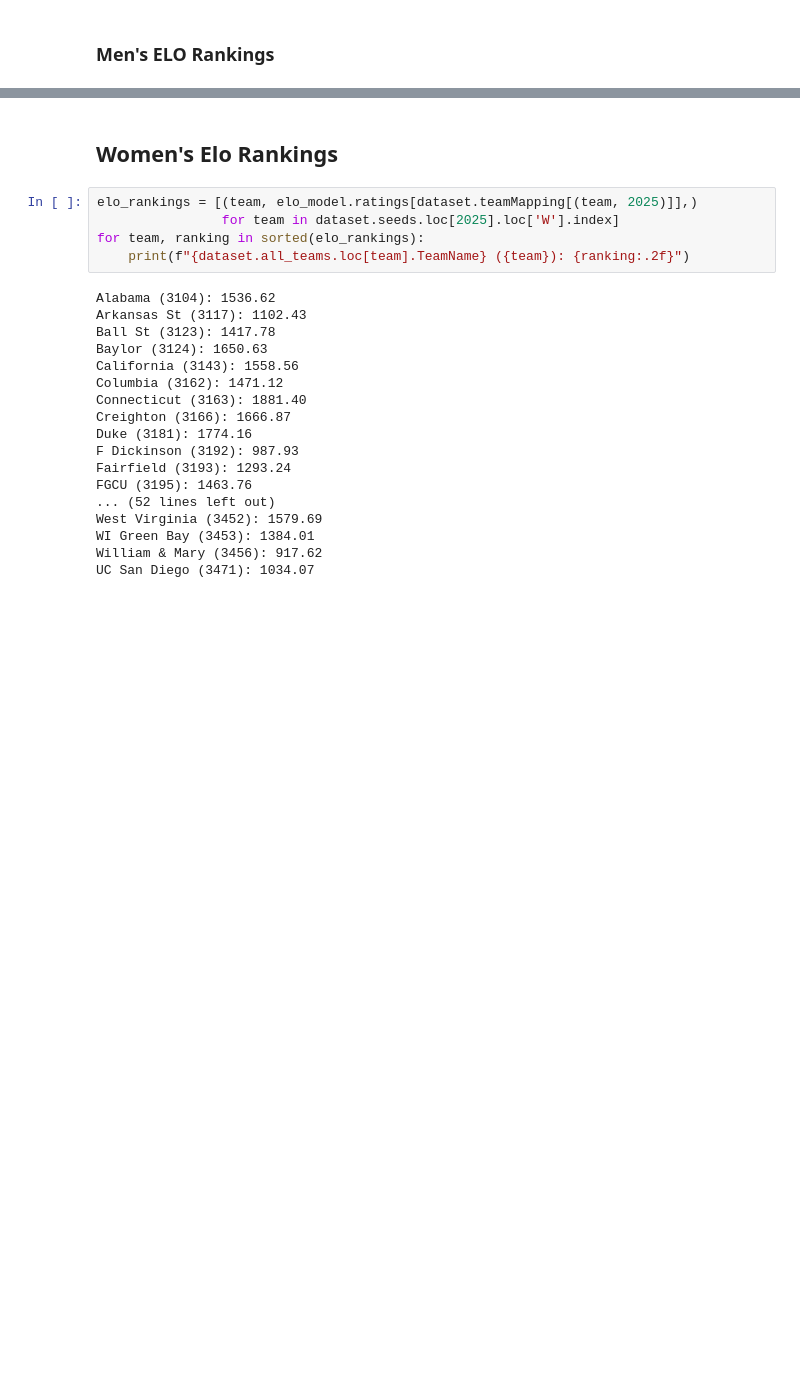
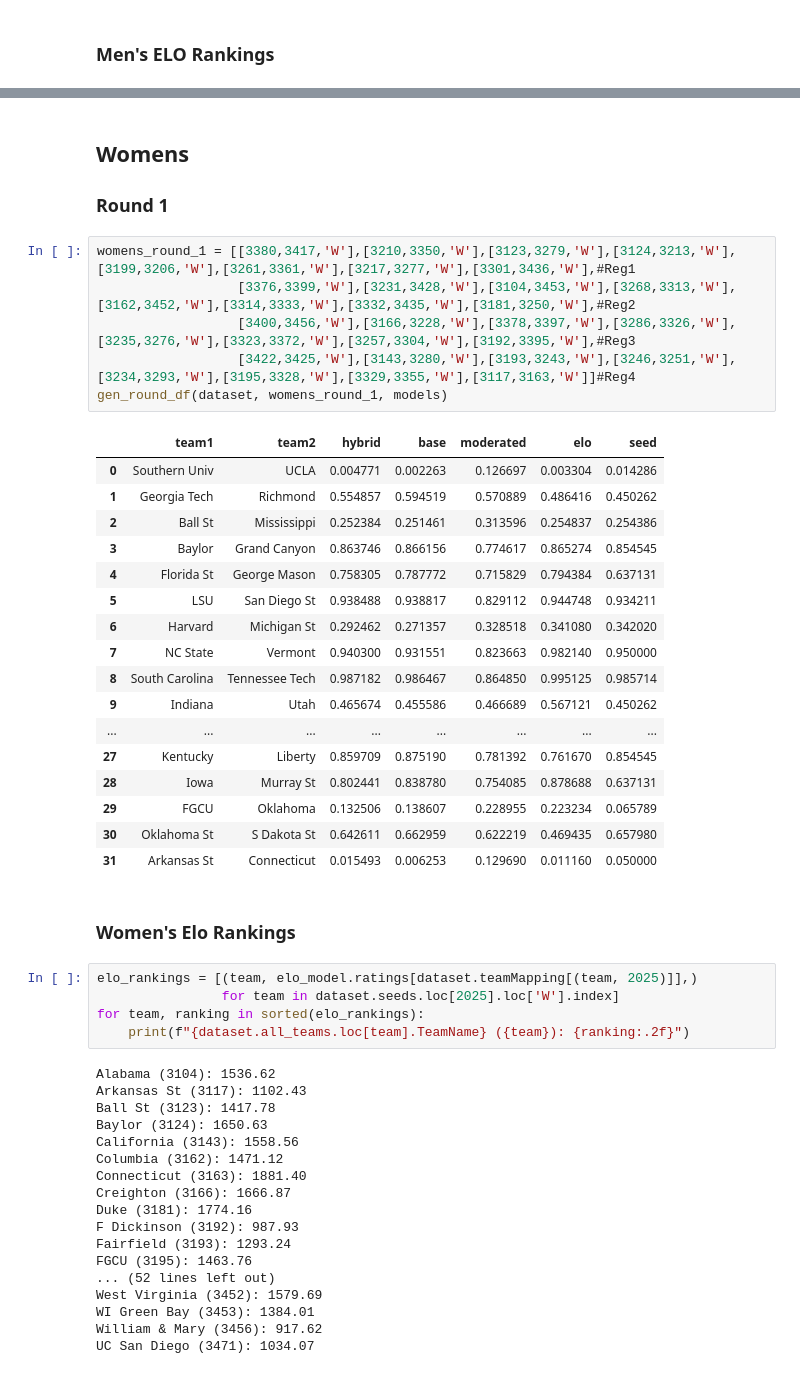
Before and after one commit to nwbvt/marchmadness2025, a Jupyter notebook: MarchMadness.ipynb, the cells around one changed output, grey strips where cells are left out. Drawn from its saved outputs; the diff is of its cells as text; blank space fills up the shorter version.

```diff
--- a/MarchMadness.ipynb
+++ b/MarchMadness.ipynb
@@ -581,5 +652,32 @@ UC San Diego (1471): 1313.43
+# %% [markdown]
+## Womens
+### Round 1
+# %%
+womens_round_1 = [[3380,3417,'W'],[3210,3350,'W'],[3123,3279,'W'],[3124,3213,'W'],[3199,3206,'W'],[3261,3361,'W'],[3217,3277,'W'],[3301,3436,'W'],#Reg1
+                  [3376,3399,'W'],[3231,3428,'W'],[3104,3453,'W'],[3268,3313,'W'],[3162,3452,'W'],[3314,3333,'W'],[3332,3435,'W'],[3181,3250,'W'],#Reg2
+                  [3400,3456,'W'],[3166,3228,'W'],[3378,3397,'W'],[3286,3326,'W'],[3235,3276,'W'],[3323,3372,'W'],[3257,3304,'W'],[3192,3395,'W'],#Reg3
+                  [3422,3425,'W'],[3143,3280,'W'],[3193,3243,'W'],[3246,3251,'W'],[3234,3293,'W'],[3195,3328,'W'],[3329,3355,'W'],[3117,3163,'W']]#Reg4
+gen_round_df(dataset, womens_round_1, models)
+# %% [output]
+|  | team1 | team2 | hybrid | base | moderated | elo | seed |
+| 0 | Southern Univ | UCLA | 0.004771 | 0.002263 | 0.126697 | 0.003304 | 0.014286 |
+| 1 | Georgia Tech | Richmond | 0.554857 | 0.594519 | 0.570889 | 0.486416 | 0.450262 |
+| 2 | Ball St | Mississippi | 0.252384 | 0.251461 | 0.313596 | 0.254837 | 0.254386 |
+| 3 | Baylor | Grand Canyon | 0.863746 | 0.866156 | 0.774617 | 0.865274 | 0.854545 |
+| 4 | Florida St | George Mason | 0.758305 | 0.787772 | 0.715829 | 0.794384 | 0.637131 |
+| 5 | LSU | San Diego St | 0.938488 | 0.938817 | 0.829112 | 0.944748 | 0.934211 |
+| 6 | Harvard | Michigan St | 0.292462 | 0.271357 | 0.328518 | 0.341080 | 0.342020 |
+| 7 | NC State | Vermont | 0.940300 | 0.931551 | 0.823663 | 0.982140 | 0.950000 |
+| 8 | South Carolina | Tennessee Tech | 0.987182 | 0.986467 | 0.864850 | 0.995125 | 0.985714 |
+| 9 | Indiana | Utah | 0.465674 | 0.455586 | 0.466689 | 0.567121 | 0.450262 |
+| ... | ... | ... | ... | ... | ... | ... | ... |
+| 27 | Kentucky | Liberty | 0.859709 | 0.875190 | 0.781392 | 0.761670 | 0.854545 |
+| 28 | Iowa | Murray St | 0.802441 | 0.838780 | 0.754085 | 0.878688 | 0.637131 |
+| 29 | FGCU | Oklahoma | 0.132506 | 0.138607 | 0.228955 | 0.223234 | 0.065789 |
+| 30 | Oklahoma St | S Dakota St | 0.642611 | 0.662959 | 0.622219 | 0.469435 | 0.657980 |
+| 31 | Arkansas St | Connecticut | 0.015493 | 0.006253 | 0.129690 | 0.011160 | 0.050000 |
 # %% [markdown]
-## Women's Elo Rankings
+### Women's Elo Rankings
 # %%
 elo_rankings = [(team, elo_model.ratings[dataset.teamMapping[(team, 2025)]],)
                 for team in dataset.seeds.loc[2025].loc['W'].index]
```
Also changed, not shown: parts of 13 cells of this notebook.
